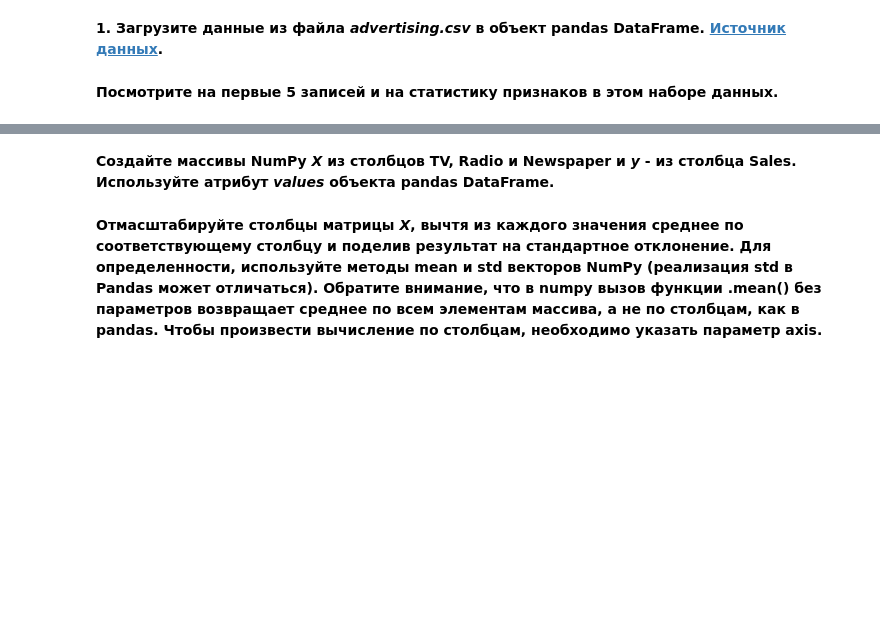
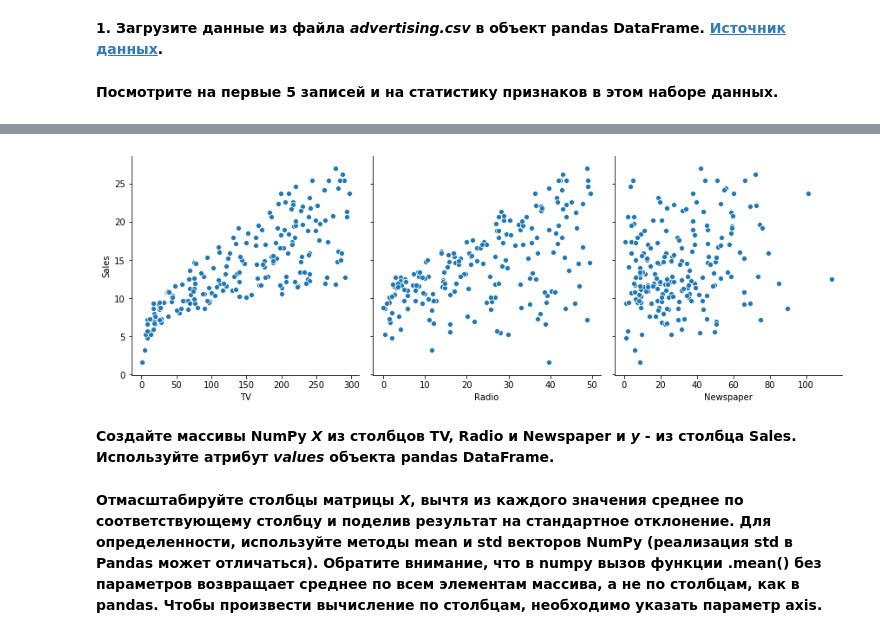
Before and after one commit to nesov777/stepikMath, a Jupyter notebook: PA_linreg_stochastic_grad_descent.ipynb, the cells around one changed output, grey strips where cells are left out. Saved outputs shown, nothing was run; the diff lists cells and outputs as text; code cells hidden in the pictures; blank space fills up the shorter version.

```diff
--- a/PA_linreg_stochastic_grad_descent.ipynb
+++ b/PA_linreg_stochastic_grad_descent.ipynb
@@ -64,3 +79,13 @@ adver_data = pd.read_csv('advertising.csv')
+# %%
+import seaborn as sns
+
+# Посмотрим на зависимость 'Sales' от рекламы в разных источниках
+sns.pairplot(adver_data, height=4,
+            x_vars = ['TV','Radio','Newspaper'],
+            y_vars = ['Sales'])
+plt.show()
+# %% [output]
+[figure, added]
 # %% [markdown]
 **Создайте массивы NumPy *X* из столбцов TV, Radio и Newspaper и *y* - из столбца Sales. Используйте атрибут *values* объекта pandas DataFrame.**
 # %%
```
Also changed, not shown: parts of 4 cells of this notebook.
